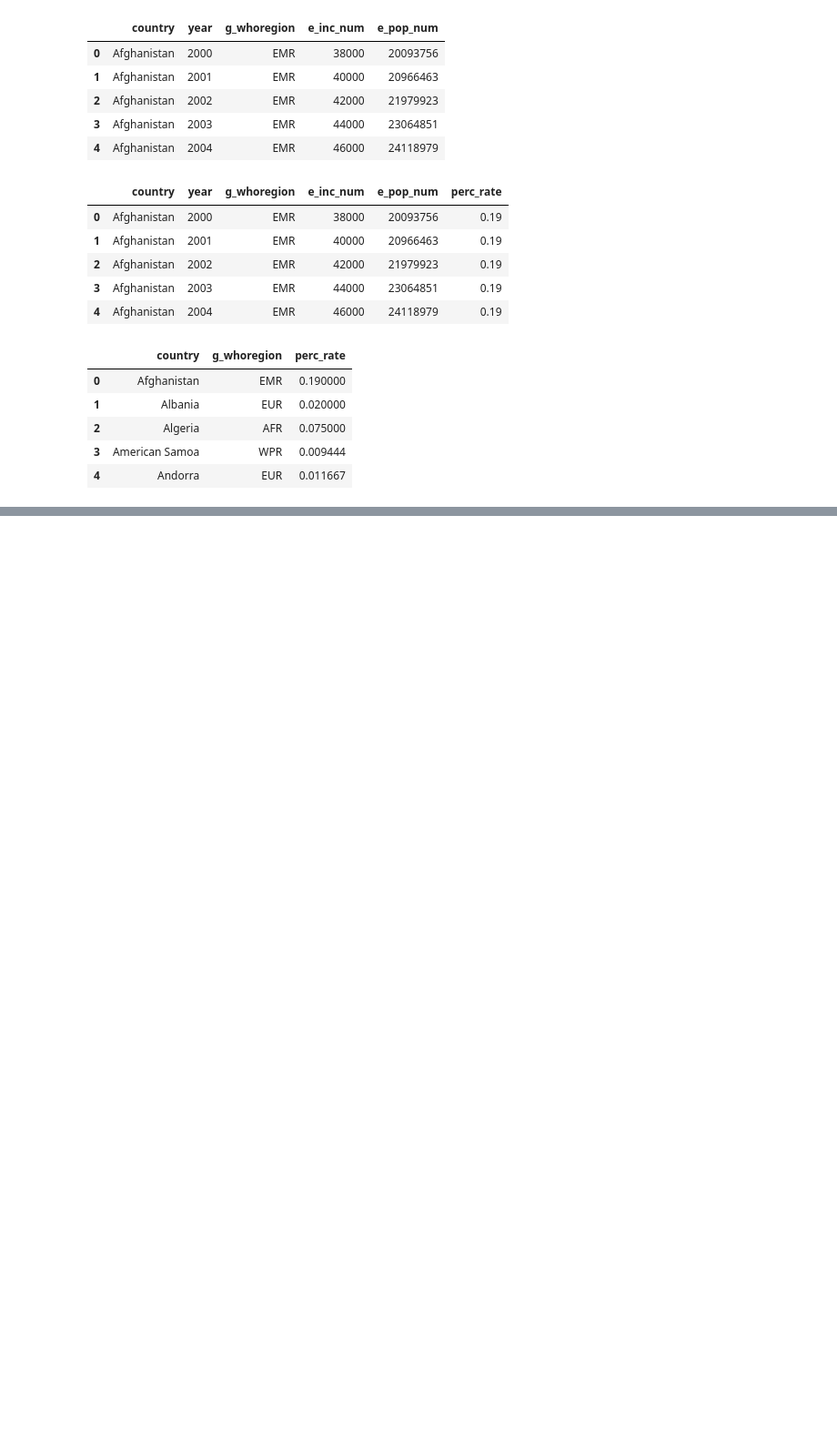
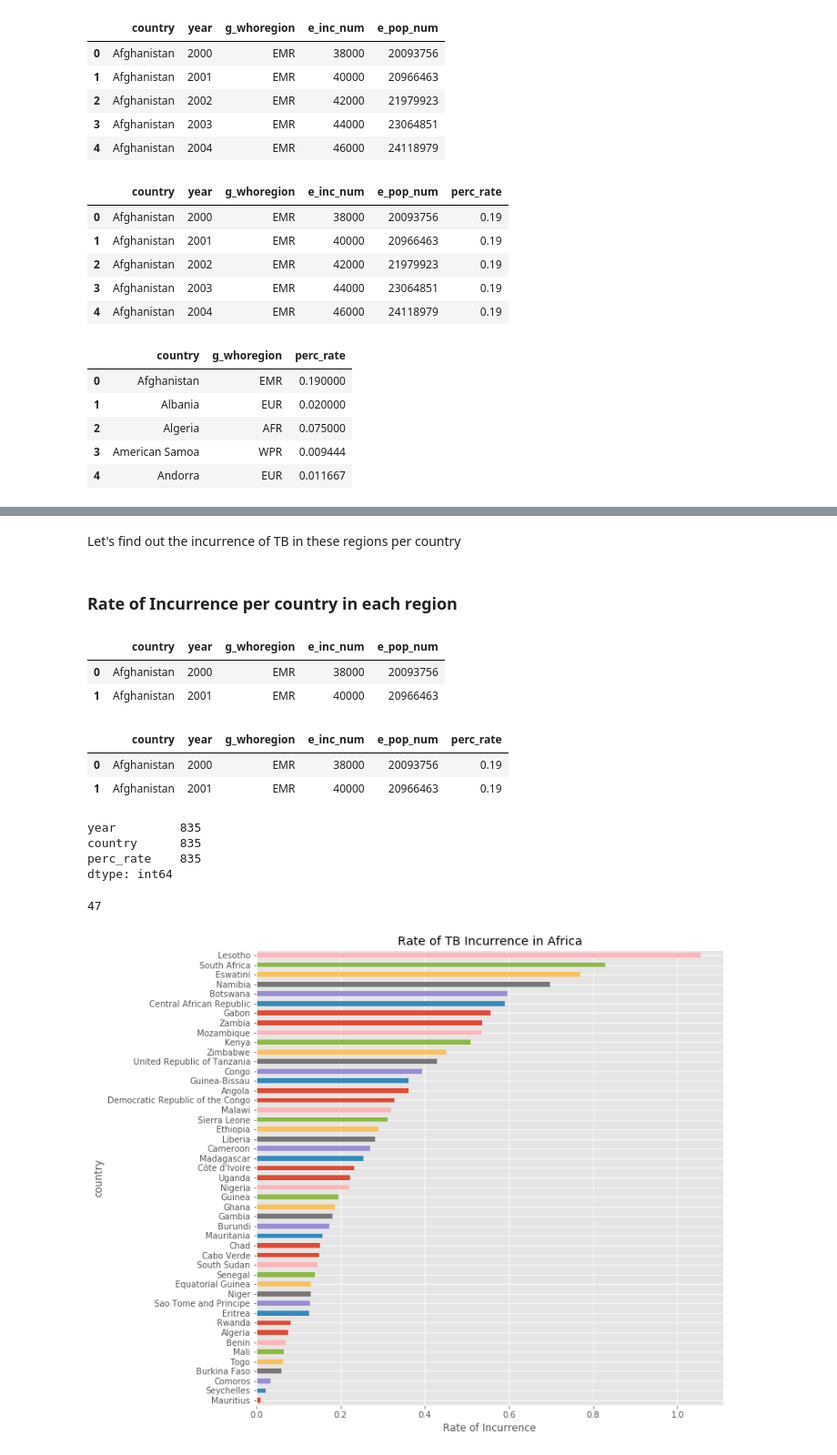
Before and after one commit to GabuTheGreat/python_analysis, a Jupyter notebook: TB Analysis using Python.ipynb, the cells around one changed output, grey strips where cells are left out. Shown: that part at 91% size. Saved outputs shown, nothing was run; the diff lists cells and outputs as text; code cells hidden in the pictures; blank space fills up the shorter version.

```diff
--- a/TB Analysis using Python.ipynb
+++ b/TB Analysis using Python.ipynb
@@ -572,0 +573,4 @@ plt.show()
+# %% [markdown]
+Let's find out the incurrence of TB in these regions per country
+# %% [markdown]
+### Rate of Incurrence per country in each region
@@ -572,0 +581,44 @@ plt.show()
+# %%
+# Selecting required columns
+
+all_tb = all_tb[['country' , 'year' , 'g_whoregion', 'e_inc_num' , 'e_pop_num']]
+all_tb.head(2)
+# %% [output]
+|  | country | year | g_whoregion | e_inc_num | e_pop_num |
+| 0 | Afghanistan | 2000 | EMR | 38000 | 20093756 |
+| 1 | Afghanistan | 2001 | EMR | 40000 | 20966463 |
+# %%
+#Incurrence per population
+
+all_tb['perc_rate'] = (all_tb['e_inc_num']/all_tb['e_pop_num'] * 100 ).round(2)
+all_tb.head(2)
+# %% [output]
+|  | country | year | g_whoregion | e_inc_num | e_pop_num | perc_rate |
+| 0 | Afghanistan | 2000 | EMR | 38000 | 20093756 | 0.19 |
+| 1 | Afghanistan | 2001 | EMR | 40000 | 20966463 | 0.19 |
+# %%
+#select countries in Africa region
+
+all_afr = all_tb.loc[all_tb['g_whoregion'] == 'AFR', ['year', 'country', 'perc_rate']]
+all_afr.count()
+# %% [output]
+year         835
+country      835
+perc_rate    835
+dtype: int64
+# %%
+#group by country
+
+afr_summary = all_afr.groupby('country')['perc_rate'].mean().sort_values()
+afr_summary.count()
+# %% [output]
+47
+# %%
+# Plotting the countries
+
+afr_summary.plot(kind='barh', figsize=(10,10))
+plt.xlabel('Rate of Incurrence')
+plt.title('Rate of TB Incurrence in Africa')
+plt.show()
+# %% [output]
+[figure, added]
```
Also changed, not shown: parts of 15 cells of this notebook, 3 other files.
